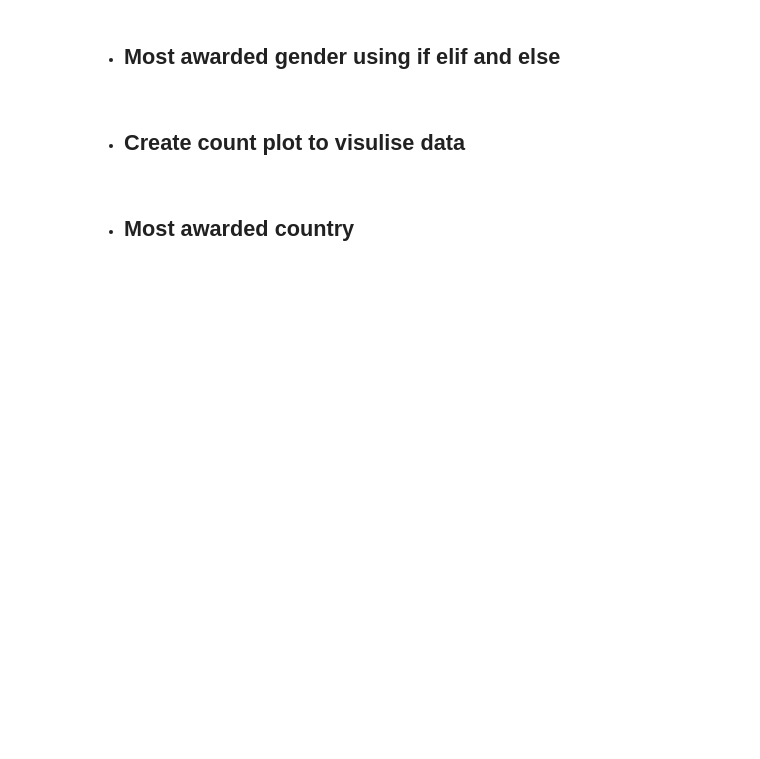
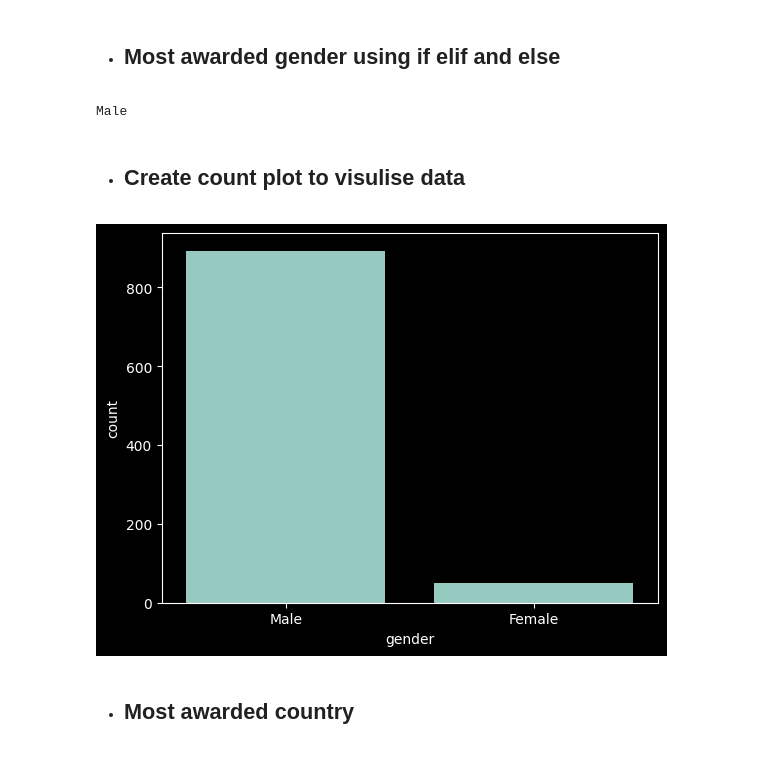
Before and after one commit to anp-exe/nobel-prize, a Jupyter notebook: nobel_prize.ipynb, the cells around one changed output. Drawn from its saved outputs; the diff is of its cells as text; code cells hidden in the pictures; blank space fills up the shorter version.

```diff
--- a/nobel_prize.ipynb
+++ b/nobel_prize.ipynb
@@ -21,8 +39,8 @@ print(nobel['sex'])
 # %% [markdown]
 - ## Most awarded gender using if elif and else
 # %%
-female_nobel = nobel[nobel['sex'] == 'Female'].shape[0]
-male_nobel = nobel[nobel['sex'] == 'Male'].shape[0]
+female_nobel = nobel[nobel['gender'] == 'Female'].shape[0]
+male_nobel = nobel[nobel['gender'] == 'Male'].shape[0]
 if female_nobel > male_nobel:
   top_gender = 'Female'
 elif male_nobel > female_nobel:
@@ -30,12 +48,16 @@ elif male_nobel > female_nobel:
 else:
   top_gender = 'Equal'
 print(top_gender)
+# %% [output]
+Male
 # %% [markdown]
 - ## Create count plot to visulise data
 # %%
-gender = nobel[nobel['sex'].isin(['Male','Female'])]
-sns.countplot(data=gender,x='sex')
+gender = nobel[nobel['gender'].isin(['Male','Female'])]
+sns.countplot(data=gender,x='gender')
 plt.show()
+# %% [output]
+[figure, added]
 # %% [markdown]
 - ## Most awarded country
 # %%
```
Also changed, not shown: parts of 4 cells of this notebook, 5 other files.
